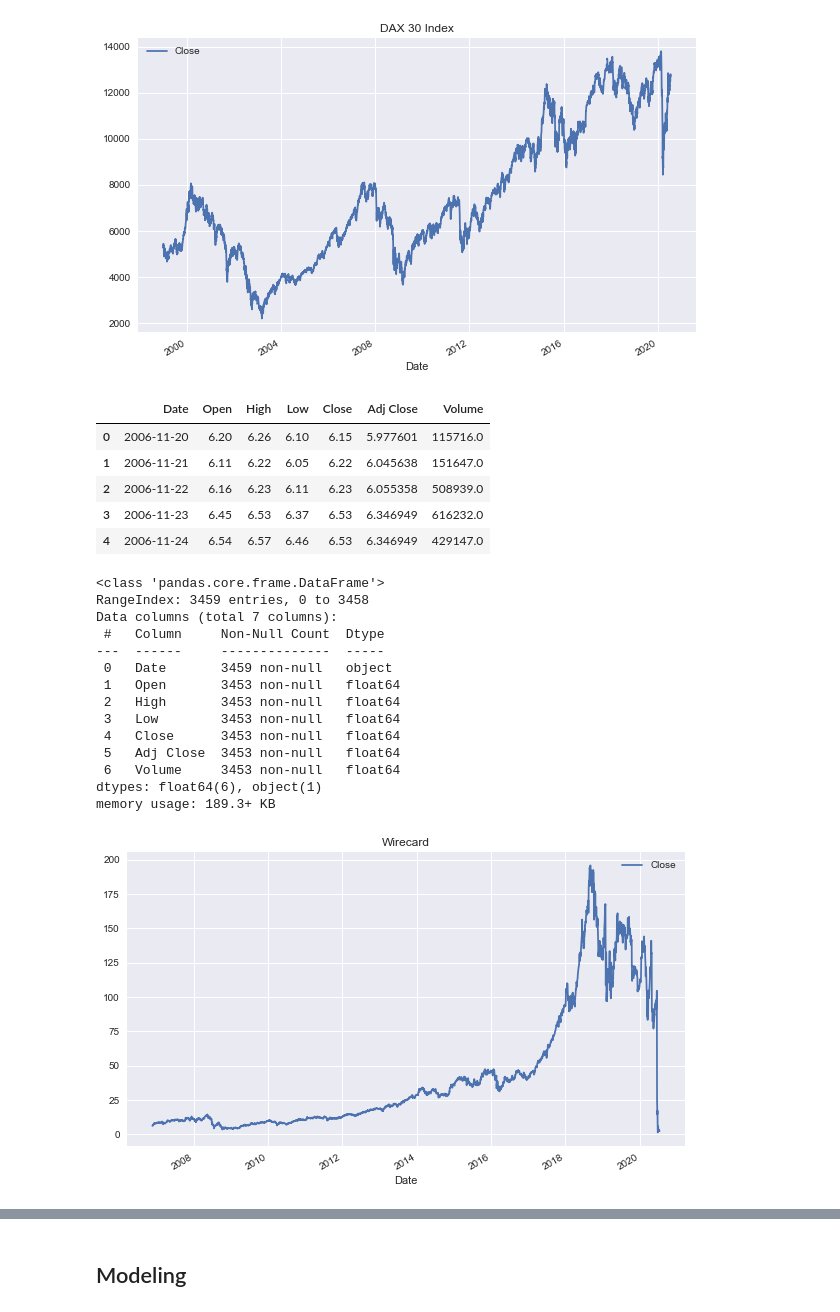
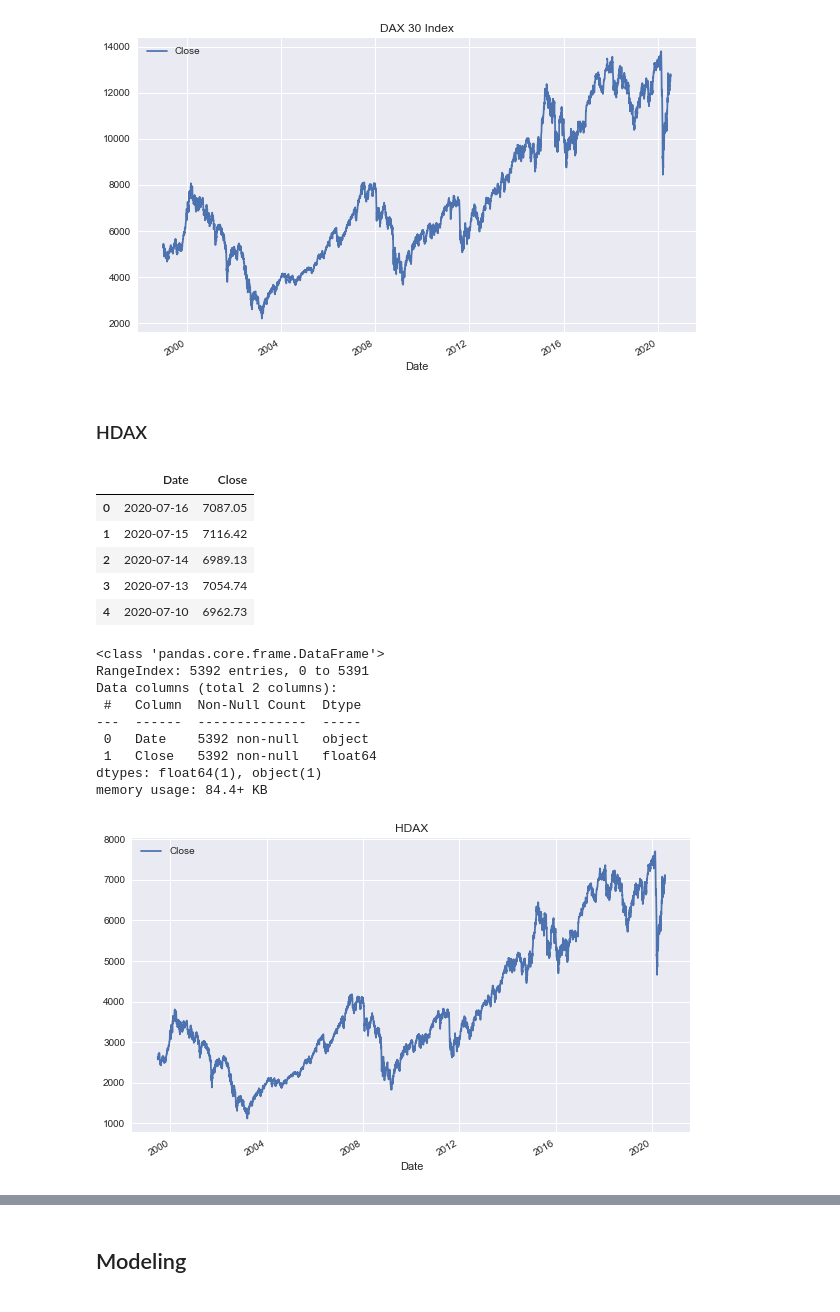
Before and after one commit to kaymal/ML-advanced, a Jupyter notebook: Time Series - ML.ipynb, the cells around one changed output, grey strips where cells are left out. Saved outputs shown, nothing was run; the diff lists cells and outputs as text; code cells hidden in the pictures.

```diff
--- a/Time Series - ML.ipynb
+++ b/Time Series - ML.ipynb
@@ -51,45 +53,43 @@ plt.title('DAX 30 Index')
 plt.show()
 # %% [output]
 [figure]
+# %% [markdown]
+### HDAX
 # %%
 # Read in the data
-wc = pd.read_csv('data/time/WDI.DE.csv')
-wc.head()
+hdax = pd.read_csv('data/time/wkn_846901_historic.csv', sep=';', decimal=',', thousands='.')
+hdax = hdax.rename(columns={'Datum':'Date', 'Schlusskurs':'Close'})[['Date', 'Close']]
+hdax.head()
 # %% [output]
-|  | Date | Open | High | Low | Close | Adj Close | Volume |
-| 0 | 2006-11-20 | 6.20 | 6.26 | 6.10 | 6.15 | 5.977601 | 115716.0 |
-| 1 | 2006-11-21 | 6.11 | 6.22 | 6.05 | 6.22 | 6.045638 | 151647.0 |
-| 2 | 2006-11-22 | 6.16 | 6.23 | 6.11 | 6.23 | 6.055358 | 508939.0 |
-| 3 | 2006-11-23 | 6.45 | 6.53 | 6.37 | 6.53 | 6.346949 | 616232.0 |
-| 4 | 2006-11-24 | 6.54 | 6.57 | 6.46 | 6.53 | 6.346949 | 429147.0 |
+|  | Date | Close |
+| 0 | 2020-07-16 | 7087.05 |
+| 1 | 2020-07-15 | 7116.42 |
+| 2 | 2020-07-14 | 6989.13 |
+| 3 | 2020-07-13 | 7054.74 |
+| 4 | 2020-07-10 | 6962.73 |
 # %%
-wc.info()
+hdax.info()
 # %% [output]
 <class 'pandas.core.frame.DataFrame'>
-RangeIndex: 3459 entries, 0 to 3458
-Data columns (total 7 columns):
- #   Column     Non-Null Count  Dtype
----  ------     --------------  -----
- 0   Date       3459 non-null   object
- 1   Open       3453 non-null   float64
- 2   High       3453 non-null   float64
- 3   Low        3453 non-null   float64
- 4   Close      3453 non-null   float64
- 5   Adj Close  3453 non-null   float64
- 6   Volume     3453 non-null   float64
-dtypes: float64(6), object(1)
-memory usage: 189.3+ KB
+RangeIndex: 5392 entries, 0 to 5391
+Data columns (total 2 columns):
+ #   Column  Non-Null Count  Dtype
+---  ------  --------------  -----
+ 0   Date    5392 non-null   object
+ 1   Close   5392 non-null   float64
+dtypes: float64(1), object(1)
+memory usage: 84.4+ KB
 # %%
 # Convert the index of the DataFrame to datetime
-wc.Date = pd.to_datetime(wc.Date)
+hdax.Date = pd.to_datetime(hdax.Date)
 # %%
 # Set datetime index
-wc = wc.set_index('Date')
+hdax = hdax.set_index('Date')
 # %%
-wc.plot(y='Close')
-plt.title('Wirecard')
+hdax.plot(y='Close')
+plt.title('HDAX')
 plt.show()
 # %% [output]
-[figure, old version]
+[figure, new version]
 # %%
 # Merge dataframes
```
Also changed, not shown: parts of 57 cells of this notebook.
